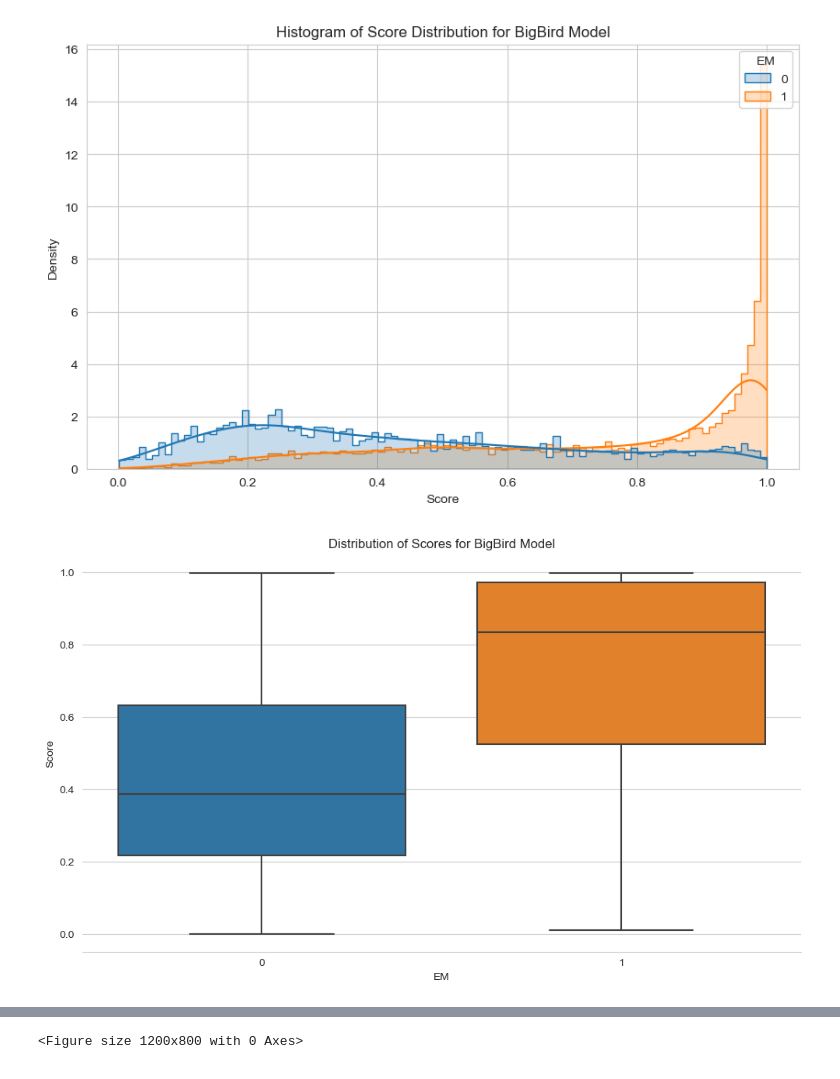
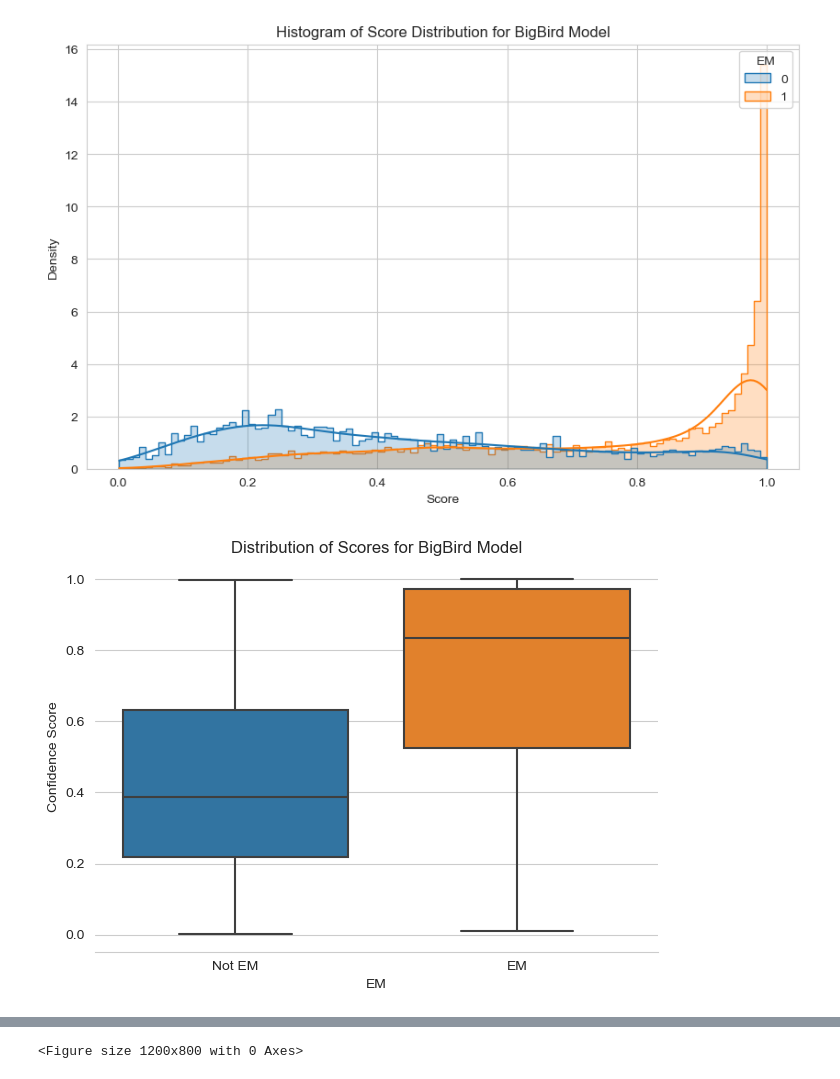
Before and after one commit to najjarfred/DocQA, a Jupyter notebook: Data Exploration and Model Fine-tuning.ipynb, the cells around one changed output, grey strips where cells are left out. Drawn from its saved outputs; the diff is of its cells as text; code cells hidden in the pictures.

```diff
--- a/Data Exploration and Model Fine-tuning.ipynb
+++ b/Data Exploration and Model Fine-tuning.ipynb
@@ -870,14 +903,12 @@ plt.show()
 [figure]
 # %%
 # boxplot showing the distribution of scores for EM vs not EM
-plt.figure(figsize=(10, 6))
 sns.boxplot(data=bigbird_data, x='EM', y='Score')
-plt.setp(plt.gca().artists, alpha=0.8)
 plt.title('Distribution of Scores for BigBird Model')
-plt.xlabel('EM')
-plt.ylabel('Score')
+plt.xticks(ticks=[0, 1], labels=['Not EM', 'EM'])
+plt.ylabel('Confidence Score')
 sns.despine(left=True)
 plt.tight_layout()
 plt.show()
 # %% [output]
-[figure, old version]
+[figure, new version]
```
Also changed, not shown: parts of 14 cells of this notebook, 10 other files.
